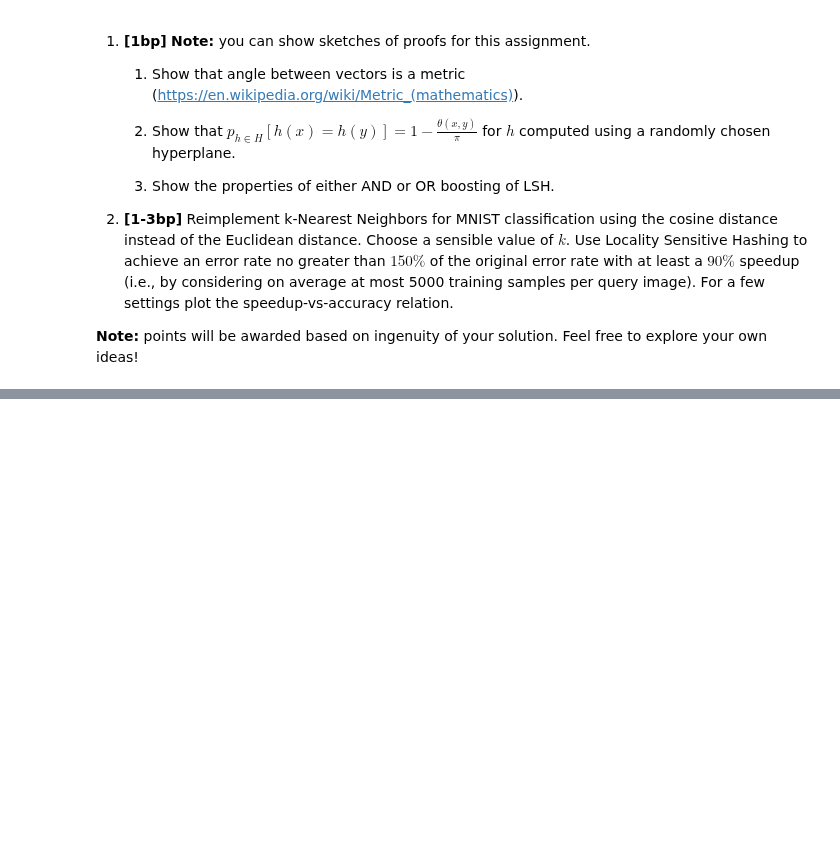
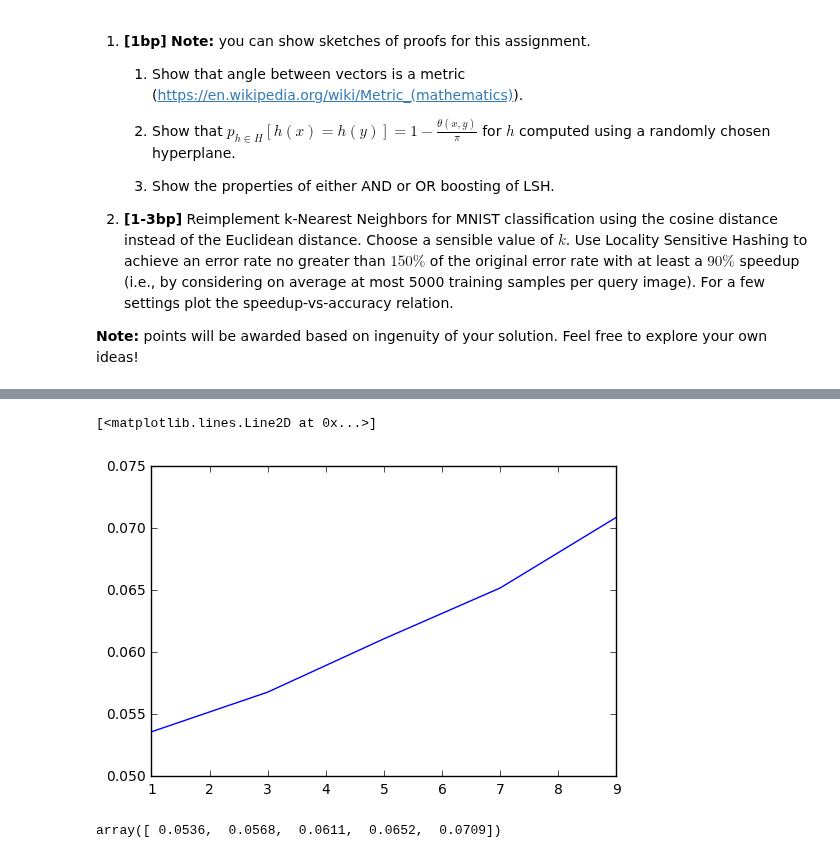
Before and after one commit to sequba/nn_assignments, a Jupyter notebook: assignment1/Assignment1.ipynb, the cells around one changed output, grey strips where cells are left out. Drawn from its saved outputs; the diff is of its cells as text; code cells hidden in the pictures; blank space fills up the shorter version.

```diff
--- a/assignment1/Assignment1.ipynb
+++ b/assignment1/Assignment1.ipynb
@@ -892,0 +925,10 @@ def KNN(train_X, train_Y, test_X, test_Y, ks, batch_size=500, n_vectors=8):
+# %%
+mnist_validation_errs = KNN(mnist_train_X, mnist_train_Y, mnist_valid_X, mnist_valid_Y, [1,3,5,7,9])
+plot(mnist_validation_errs[0,:], mnist_validation_errs[1,:])
+# %% [output]
+[<matplotlib.lines.Line2D at 0x...>]
+[figure, added]
+# %%
+mnist_validation_errs[1,:]
+# %% [output]
+array([ 0.0536,  0.0568,  0.0611,  0.0652,  0.0709])
```
Also changed, not shown: parts of 5 cells of this notebook.
